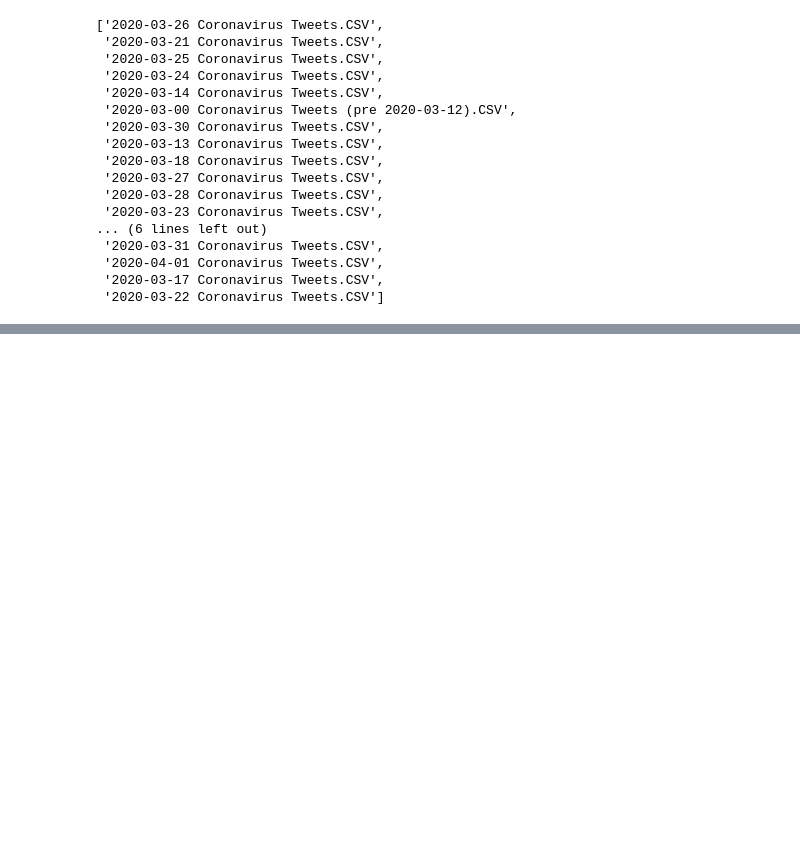
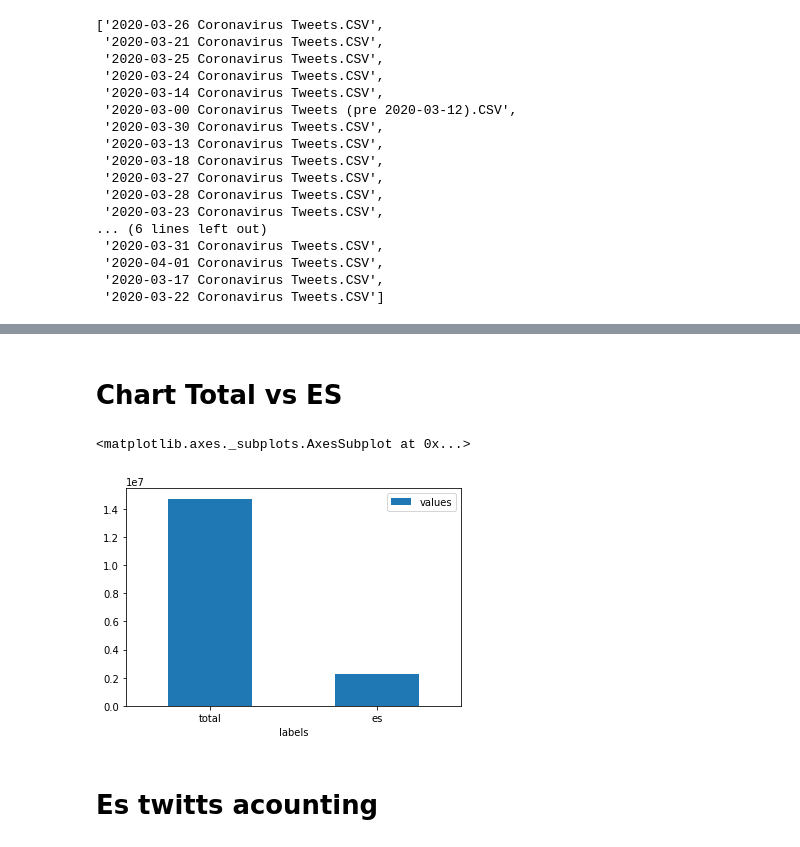
Before and after one commit to gachet/covid19-1, a Jupyter notebook: eda/eda.ipynb, the cells around one changed output, grey strips where cells are left out. Drawn from its saved outputs; the diff is of its cells as text; code cells hidden in the pictures; blank space fills up the shorter version.

Commit message:
New charts about num twitts, histogram and others

```diff
--- a/eda/eda.ipynb
+++ b/eda/eda.ipynb
@@ -35,7 +64,8 @@ csv_files
 # %%
+use_columns = ['created_at','text', 'retweet_count', 'country_code', 'followers_count', 'lang', 'screen_name']
 data_frames = []
 for file in csv_files:
-    df = pd.read_csv( raw_data_path + '/' + file, encoding='utf-8', usecols = ['created_at','text', 'retweet_count', 'country_code', 'followers_count', 'lang'])
+    df = pd.read_csv( raw_data_path + '/' + file, encoding='utf-8', usecols = use_columns)
     data_frames.append(df)
 # %%
 df = pd.concat(data_frames)
@@ -89,0 +120,16 @@ es_twitts.head(500)
+# %%
+total_twitts = df.count()['text']
+# %%
+total_es = es_twitts.count()['text']
+# %%
+twitts_total_and_es = {'labels': ['total', 'es'], 'values': [total_twitts, total_es]}
+d = pd.DataFrame(data=twitts_total_and_es)
+# %% [markdown]
+# Chart Total vs ES
+# %%
+d.plot.bar(x='labels', y='values', rot=0)
+# %% [output]
+<matplotlib.axes._subplots.AxesSubplot at 0x...>
+[figure, added]
+# %% [markdown]
+# Es twitts acounting
```
Also changed, not shown: parts of 31 cells of this notebook, 1 other file.
